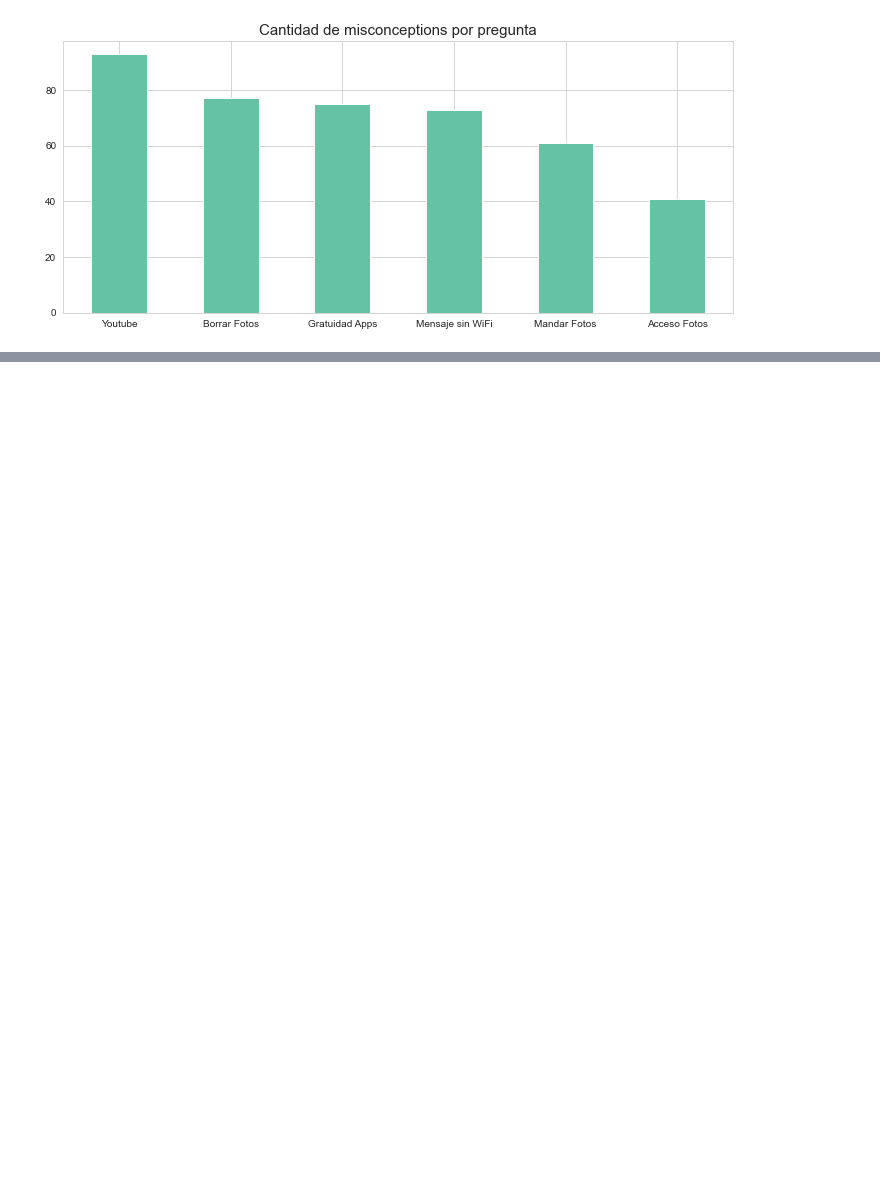
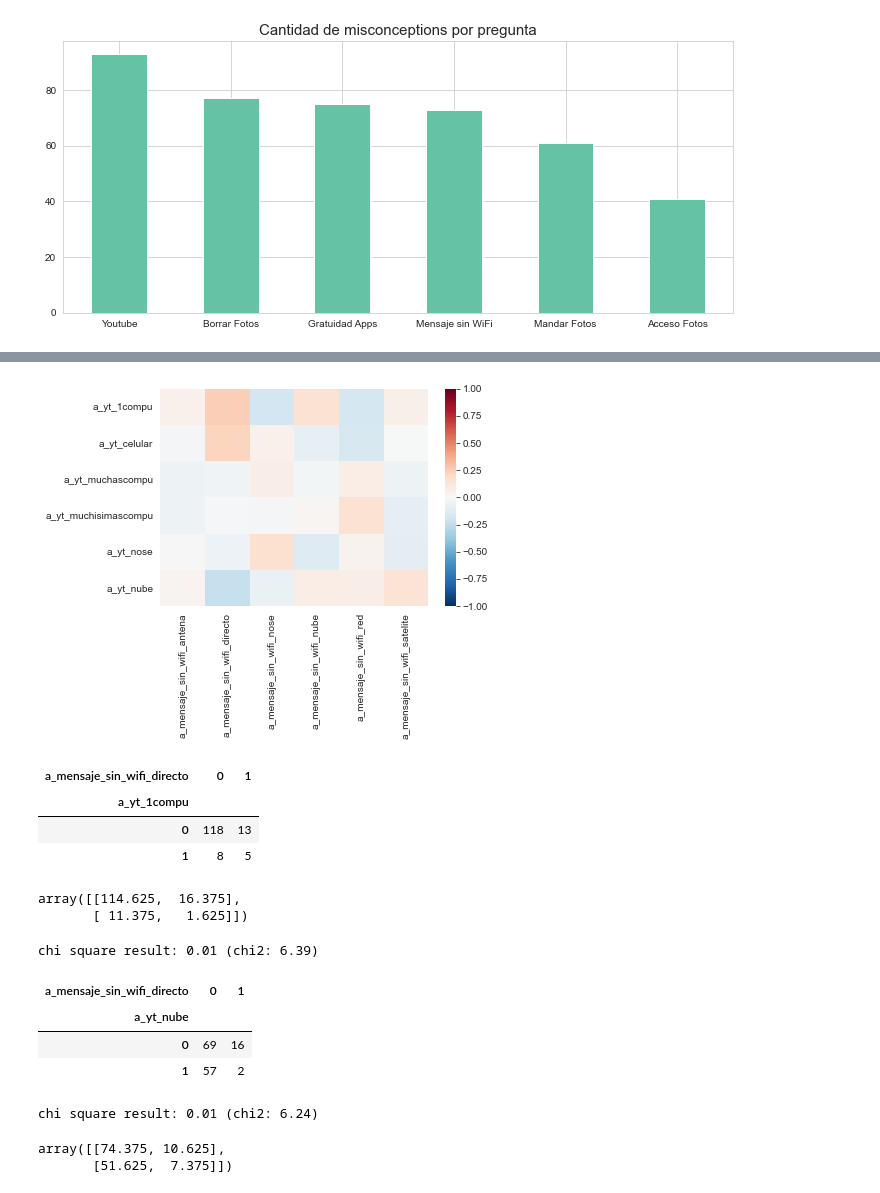
Before and after one commit to luparral/misconceptions, a Jupyter notebook: notebooks/Análisis exploratorio.ipynb, the cells around one changed output, grey strips where cells are left out. Saved outputs shown, nothing was run; the diff lists cells and outputs as text; code cells hidden in the pictures; blank space fills up the shorter version.

```diff
--- a/notebooks/Análisis exploratorio.ipynb
+++ b/notebooks/Análisis exploratorio.ipynb
@@ -797,3 +796,7 @@ df_misconceptions_parcial.sum(axis=0).sort_values(ascending=False).plot.bar(figs
 plt.title("Cantidad de misconceptions por pregunta", fontsize=15);
 # %% [output]
 [figure]
+# %%
+
+df_yt_vs_wifi =  df[['q_yt', 'q_mensaje_sin_wifi']].copy()
+df_yt_vs_wifi
@@ -799,0 +817,5 @@ plt.title("Cantidad de misconceptions por pregunta", fontsize=15);
+# %%
+df_binary = pd.concat([pd.get_dummies(df_yt_vs_wifi['q_yt']),
+                    pd.get_dummies(df_yt_vs_wifi['q_mensaje_sin_wifi'])],
+                   axis=1)
+df_binary.head()
@@ -799,0 +829,12 @@ plt.title("Cantidad de misconceptions por pregunta", fontsize=15);
+# %%
+sns.heatmap(df_binary.corr().iloc[:6,6:], cmap='RdBu_r', vmax=1, vmin=-1);
+# %% [output]
+[figure, added]
+# %%
+cross_tab_result = pd.crosstab(index=df_binary['a_yt_1compu'], columns=df_binary['a_mensaje_sin_wifi_directo'])
+cross_tab_result
+# %% [output]
+| a_mensaje_sin_wifi_directo | 0 | 1 |
+| a_yt_1compu |  |  |
+| 0 | 118 | 13 |
+| 1 | 8 | 5 |
@@ -799,0 +854,27 @@ plt.title("Cantidad de misconceptions por pregunta", fontsize=15);
+# %%
+expected
+# %% [output]
+array([[114.625,  16.375],
+       [ 11.375,   1.625]])
+# %%
+print(f"chi square result: {p_value:.2f} (chi2: {chi2:.2f})")
+# %% [output]
+chi square result: 0.01 (chi2: 6.39)
+# %%
+cross_tab_result = pd.crosstab(index=df_binary['a_yt_nube'], columns=df_binary['a_mensaje_sin_wifi_directo'])
+cross_tab_result
+# %% [output]
+| a_mensaje_sin_wifi_directo | 0 | 1 |
+| a_yt_nube |  |  |
+| 0 | 69 | 16 |
+| 1 | 57 | 2 |
+# %%
+chi2, p_value, dof, expected = chi2_contingency(cross_tab_result)
+print(f"chi square result: {p_value:.2f} (chi2: {chi2:.2f})")
+# %% [output]
+chi square result: 0.01 (chi2: 6.24)
+# %%
+expected
+# %% [output]
+array([[74.375, 10.625],
+       [51.625,  7.375]])
```
Also changed, not shown: parts of 9 cells of this notebook.
